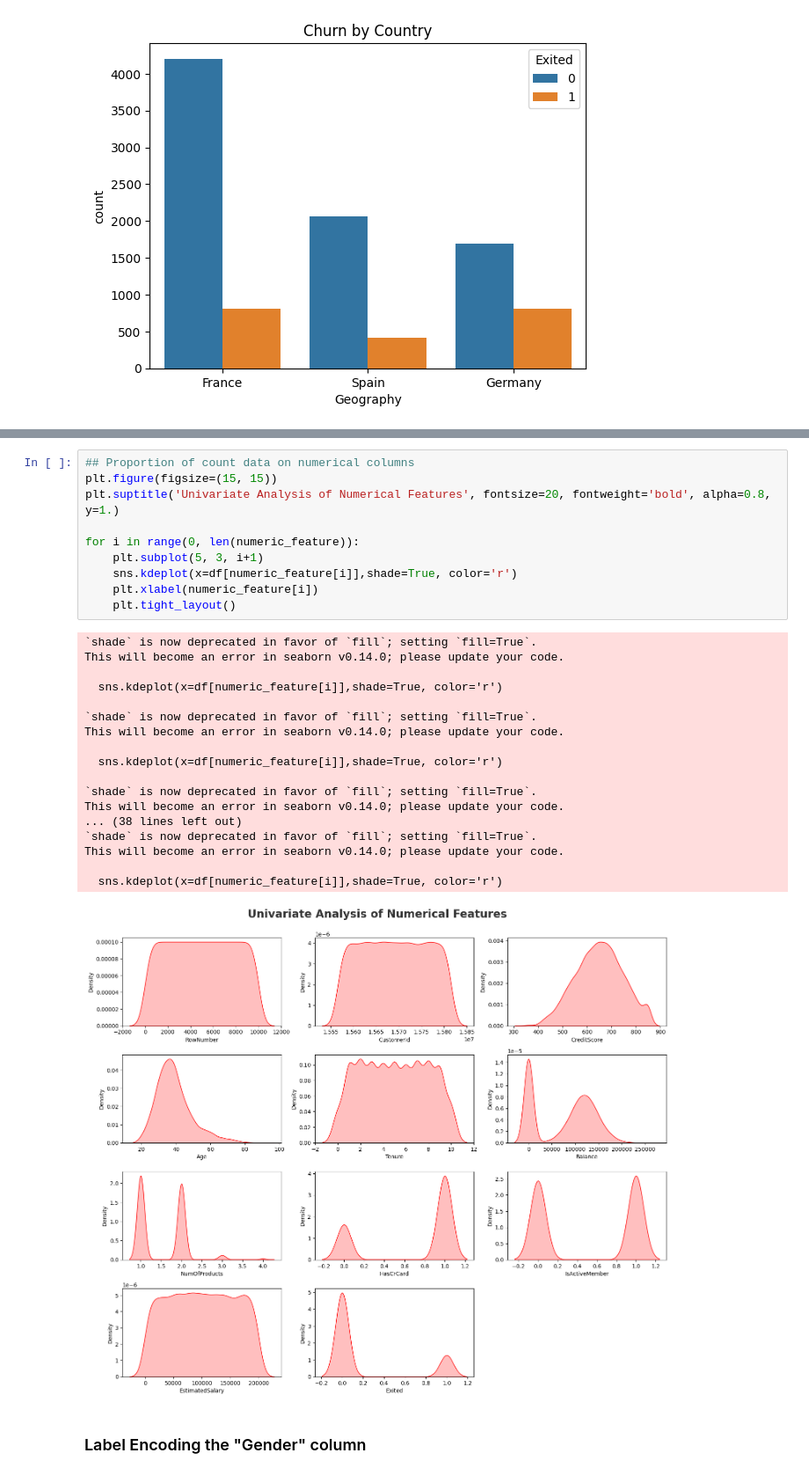
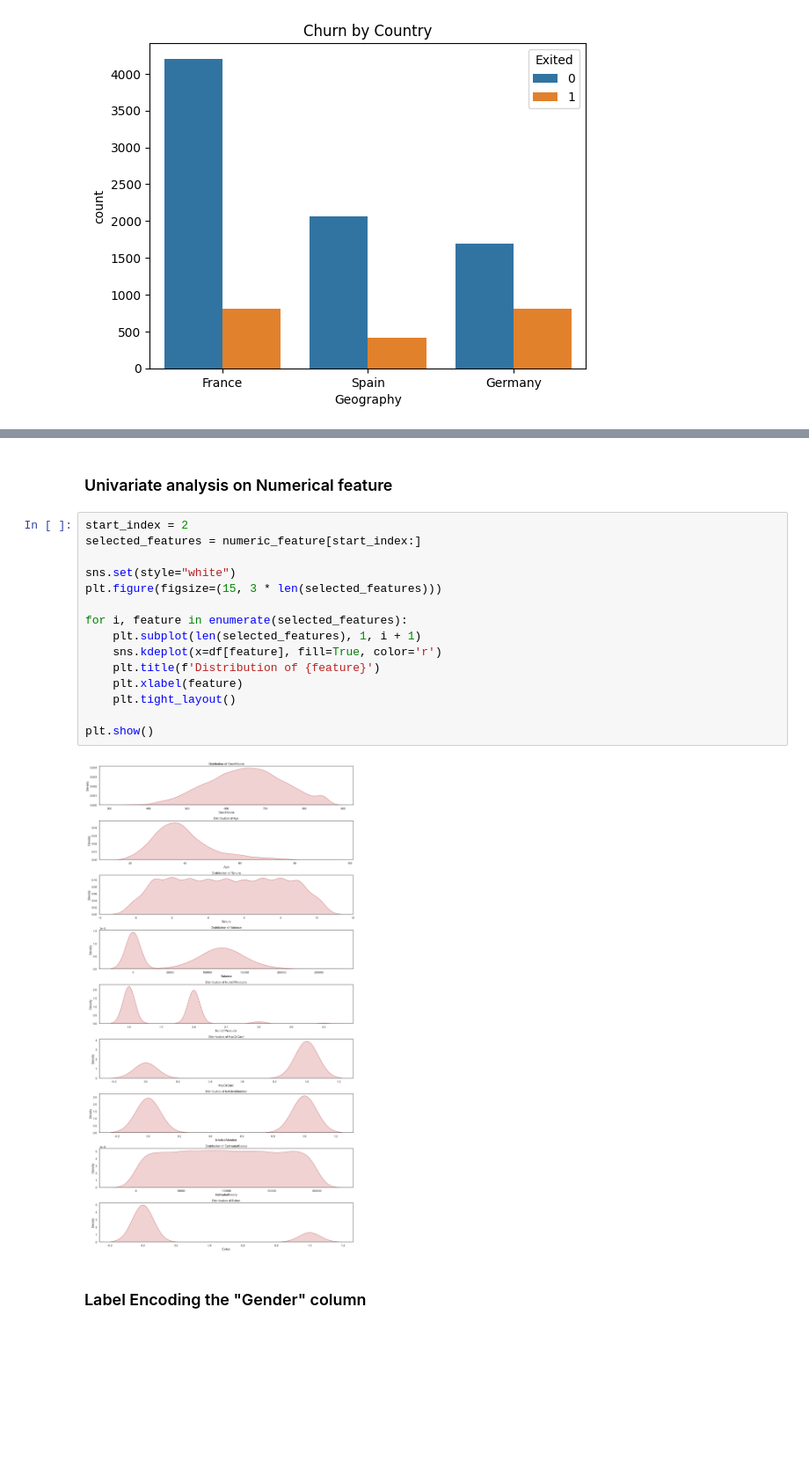
Before and after one commit to Letsoalo-Sanos/Churn-Modelling-with-Artificial-Neural-Network, a Jupyter notebook: DATA_PREPROCESSING/Data_Preprocessing.ipynb, the cells around one changed output, grey strips where cells are left out. Shown: that part at 88% size. Saved outputs shown, nothing was run; the diff lists cells and outputs as text; blank space fills up the shorter version.

```diff
--- a/DATA_PREPROCESSING/Data_Preprocessing.ipynb
+++ b/DATA_PREPROCESSING/Data_Preprocessing.ipynb
@@ -145,33 +139,23 @@ This will become an error in seaborn v0.14.0; please update your code.
 [figure]
-# %%
-## Proportion of count data on numerical columns
-plt.figure(figsize=(15, 15))
-plt.suptitle('Univariate Analysis of Numerical Features', fontsize=20, fontweight='bold', alpha=0.8, y=1.)
-
-for i in range(0, len(numeric_feature)):
-    plt.subplot(5, 3, i+1)
-    sns.kdeplot(x=df[numeric_feature[i]],shade=True, color='r')
-    plt.xlabel(numeric_feature[i])
-    plt.tight_layout()
-# %% [output]
-`shade` is now deprecated in favor of `fill`; setting `fill=True`.
-This will become an error in seaborn v0.14.0; please update your code.
-
-  sns.kdeplot(x=df[numeric_feature[i]],shade=True, color='r')
-
-`shade` is now deprecated in favor of `fill`; setting `fill=True`.
-This will become an error in seaborn v0.14.0; please update your code.
-
-  sns.kdeplot(x=df[numeric_feature[i]],shade=True, color='r')
-
-`shade` is now deprecated in favor of `fill`; setting `fill=True`.
-This will become an error in seaborn v0.14.0; please update your code.
-... (38 lines left out)
-`shade` is now deprecated in favor of `fill`; setting `fill=True`.
-This will become an error in seaborn v0.14.0; please update your code.
-
-  sns.kdeplot(x=df[numeric_feature[i]],shade=True, color='r')
-[figure, removed]
+# %% [markdown]
+### Univariate analysis on Numerical feature
+# %%
+start_index = 2
+selected_features = numeric_feature[start_index:]
+
+sns.set(style="white")
+plt.figure(figsize=(15, 3 * len(selected_features)))
+
+for i, feature in enumerate(selected_features):
+    plt.subplot(len(selected_features), 1, i + 1)
+    sns.kdeplot(x=df[feature], fill=True, color='r')
+    plt.title(f'Distribution of {feature}')
+    plt.xlabel(feature)
+    plt.tight_layout()
+
+plt.show()
+# %% [output]
+[figure, added]
 # %% [markdown]
 ### Label Encoding the "Gender" column
 # %%
```
Also changed, not shown: parts of 2 cells of this notebook.
